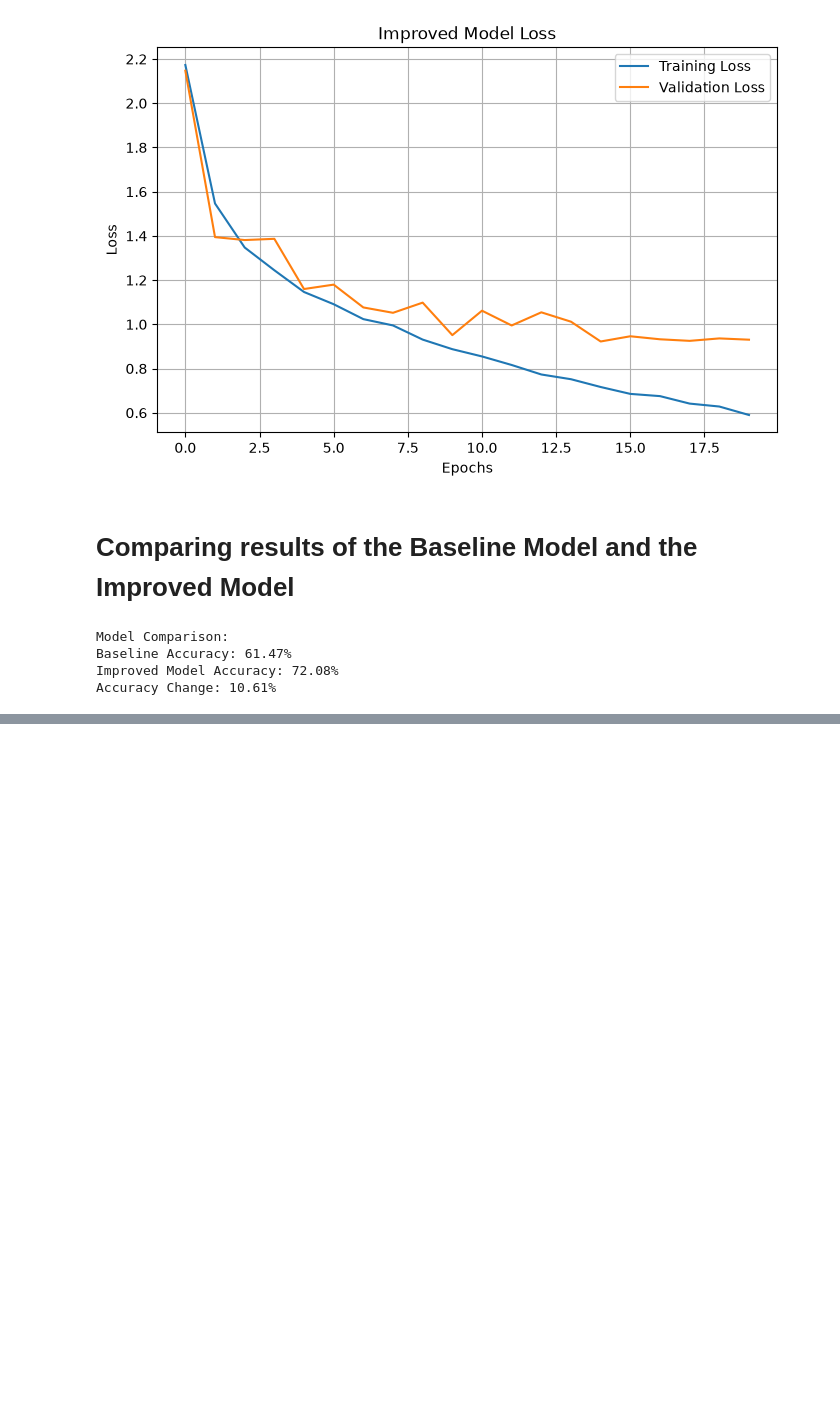
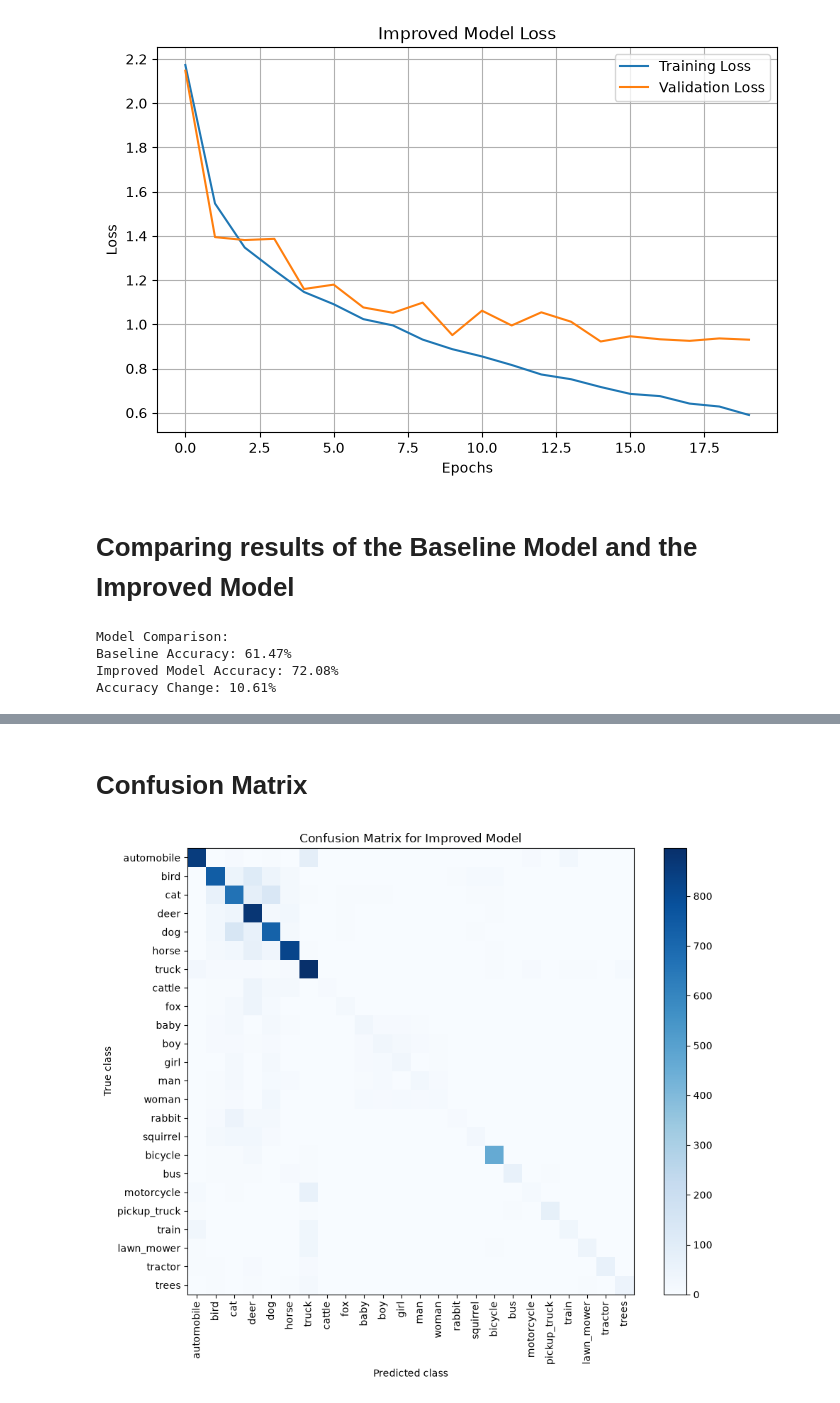
Before and after one commit to eljesam/Repeat-CA1, a Jupyter notebook: Repeat CA1/CNN_Model.ipynb, the cells around one changed output, grey strips where cells are left out. Drawn from its saved outputs; the diff is of its cells as text; code cells hidden in the pictures; blank space fills up the shorter version.

Commit message:
generated classification report and confusion matrix for the improved model

```diff
--- a/Repeat CA1/CNN_Model.ipynb
+++ b/Repeat CA1/CNN_Model.ipynb
@@ -432,0 +440,6 @@ Accuracy Change: 10.61%
+# %%
+improved_probabilities = improved_model.predict(x_test)
+
+improved_predicted_labels = np.argmax(improved_probabilities, axis=1)
+
+true_labels = np.argmax(y_test, axis=1)
@@ -432,0 +471,23 @@ Accuracy Change: 10.61%
+# %% [markdown]
+# Confusion Matrix
+# %%
+improved_cm = confusion_matrix(true_labels, improved_predicted_labels)
+
+plt.figure(figsize=(10, 8))
+
+plt.imshow(improved_cm, interpolation='nearest', cmap=plt.cm.Blues)
+plt.title("Confusion Matrix for Improved Model")
+plt.colorbar()
+
+tick_positions = np.arange(len(final_classes))
+
+plt.xticks(tick_positions, final_classes, rotation=90)
+plt.yticks(tick_positions, final_classes)
+
+plt.xlabel('Predicted class')
+plt.ylabel('True class')
+
+plt.tight_layout()
+plt.show()
+# %% [output]
+[figure, added]
```
Also changed, not shown: parts of 5 cells of this notebook.
